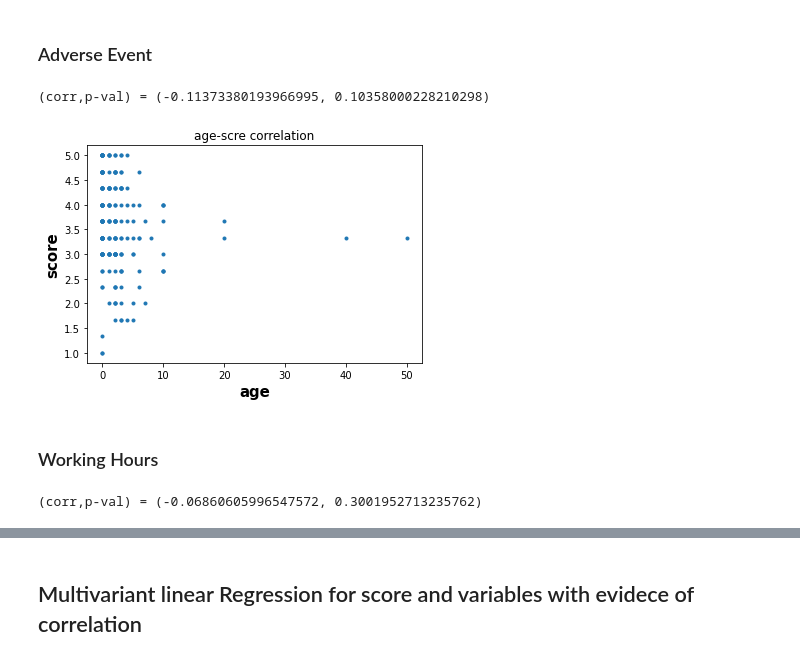
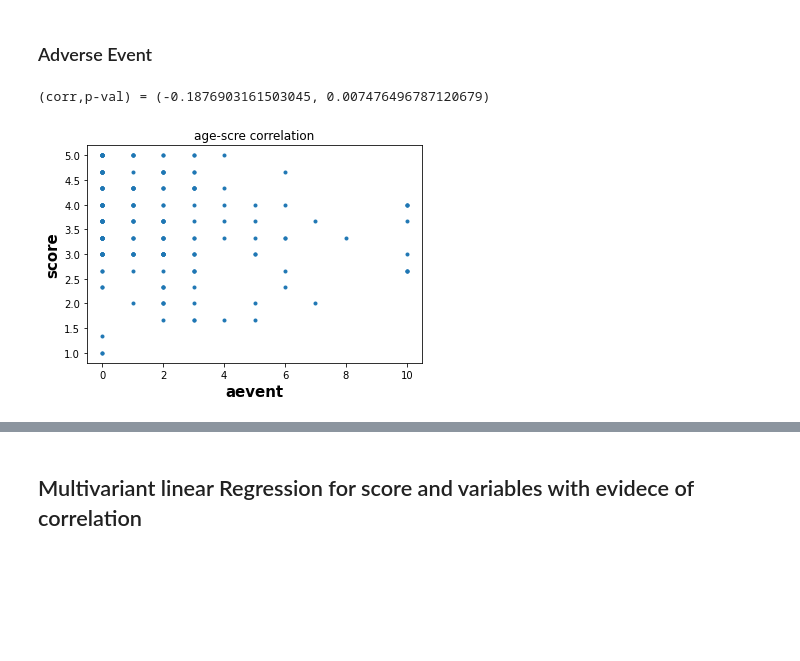
Before and after one commit to stathis99/Statistical-Analysis-for-Patient-Safety, a Jupyter notebook: Staff Analysis/Analysis/3. Correlation Analysis/Parameter2_Analysis.ipynb, the cells around one changed output, grey strips where cells are left out. Saved outputs shown, nothing was run; the diff lists cells and outputs as text; code cells hidden in the pictures; blank space fills up the shorter version.

```diff
--- a/Staff Analysis/Analysis/3. Correlation Analysis/Parameter2_Analysis.ipynb
+++ b/Staff Analysis/Analysis/3. Correlation Analysis/Parameter2_Analysis.ipynb
@@ -293,28 +300,30 @@ F_onewayResult(statistic=10.718811636698339, pvalue=3.5150066705820515e-05)
 # %% [markdown]
 ### Adverse Event
 # %%
-age = hospitals_personalInfo['Τους τελευταίους 12 μήνες πόσα δυσμενή συμβάντα έχετε αναφέρει; (Αναφέρετε έναν αριθμό)']
+aevent = hospitals_personalInfo['Τους τελευταίους 12 μήνες πόσα δυσμενή συμβάντα έχετε αναφέρει; (Αναφέρετε έναν αριθμό)']
 # %%
 # create a frame with age and score
-age = pd.concat([age,individualScore],axis=1)
-age.columns = ['Age','Score']
-age = age.dropna()
+aevent = pd.concat([aevent,individualScore],axis=1)
+aevent.columns = ['aevent','Score']
+aevent = aevent.dropna()
+# %%
+# remove outliers
+q = aevent['aevent'].quantile(0.99)
+aevent = aevent[aevent['aevent'] < q]
 # %%
 
-x = age['Age']
-y = age['Score']
+x = aevent['aevent']
+y = aevent['Score']
 #calculation correlation coefficient and p-value between x and y
 print("(corr,p-val) =",pearsonr(x, y))
 # %% [output]
-(corr,p-val) = (-0.11373380193966995, 0.10358000228210298)
+(corr,p-val) = (-0.1876903161503045, 0.007476496787120679)
 # %%
 plt.plot(x, y, '.')
 plt.title("age-scre correlation")
-plt.xlabel("age",fontweight="bold", fontsize="15")
+plt.xlabel("aevent",fontweight="bold", fontsize="15")
 plt.ylabel("score",fontweight="bold", fontsize="15")
 
 plt.show()
 # %% [output]
-[figure, old version]
+[figure, new version]
-# %% [markdown]
-### Working Hours
@@ -328,7 +329,0 @@ whours = whours.dropna()
-# %%
-x = whours['whours']
-y = whours['Score']
-#calculation correlation coefficient and p-value between x and y
-print("(corr,p-val) =",pearsonr(x, y))
-# %% [output]
-(corr,p-val) = (-0.06860605996547572, 0.3001952713235762)
```
Also changed, not shown: parts of 52 cells of this notebook, 11 other files.
